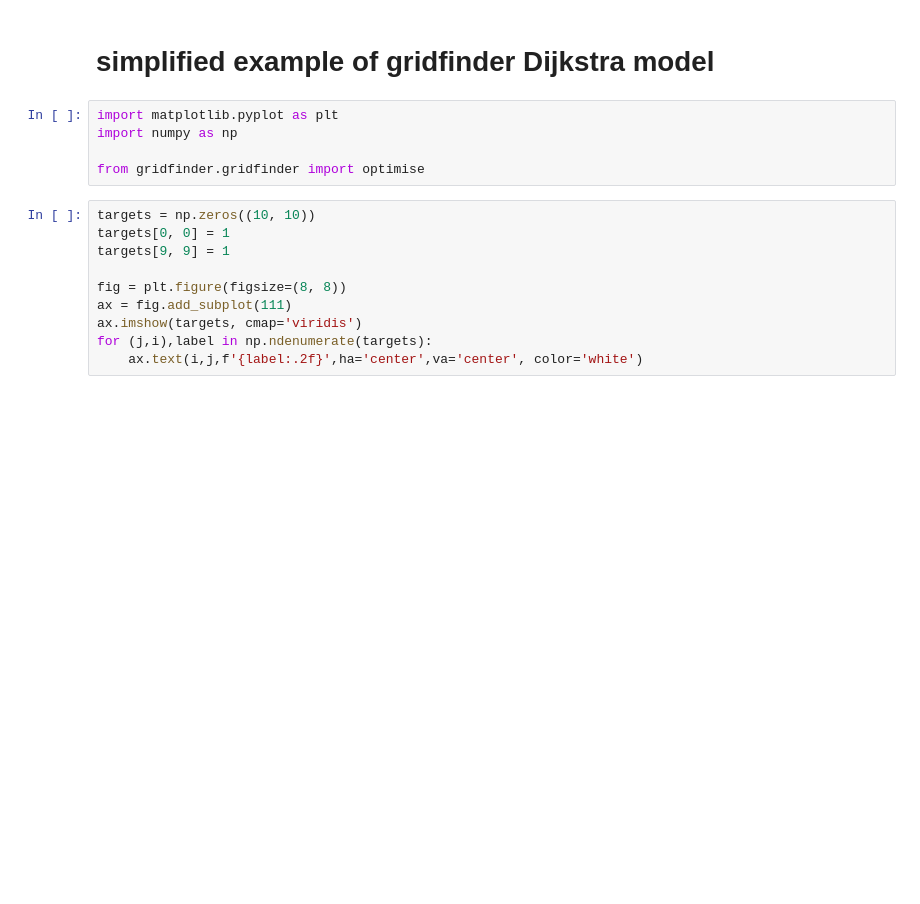
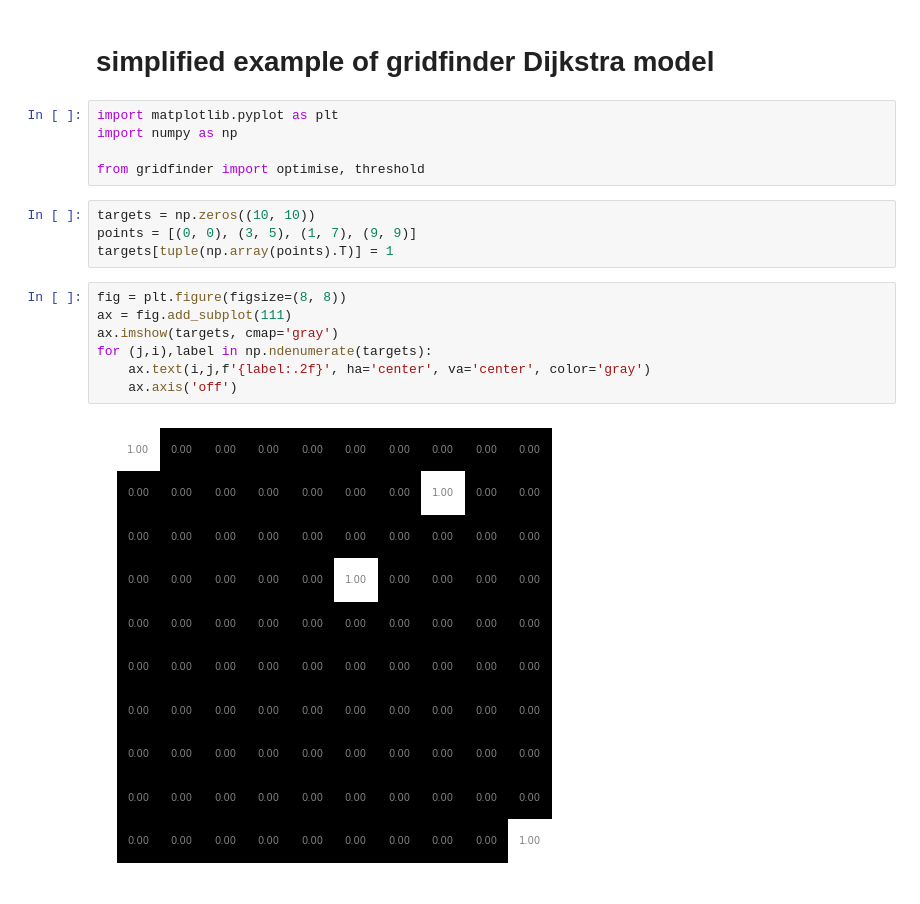
Before and after one commit to carderne/gridfinder, a Jupyter notebook: example_simple.ipynb, the cells around one changed output. Saved outputs shown, nothing was run; the diff lists cells and outputs as text; blank space fills up the shorter version.

```diff
--- a/example_simple.ipynb
+++ b/example_simple.ipynb
@@ -4,15 +4,18 @@
 import matplotlib.pyplot as plt
 import numpy as np
 
-from gridfinder.gridfinder import optimise
+from gridfinder import optimise, threshold
+# %%
+targets = np.zeros((10, 10))
+points = [(0, 0), (3, 5), (1, 7), (9, 9)]
+targets[tuple(np.array(points).T)] = 1
 # %%
-targets = np.zeros((10, 10))
-targets[0, 0] = 1
-targets[9, 9] = 1
-
 fig = plt.figure(figsize=(8, 8))
 ax = fig.add_subplot(111)
-ax.imshow(targets, cmap='viridis')
+ax.imshow(targets, cmap='gray')
 for (j,i),label in np.ndenumerate(targets):
-    ax.text(i,j,f'{label:.2f}',ha='center',va='center', color='white')
+    ax.text(i,j,f'{label:.2f}', ha='center', va='center', color='gray')
+    ax.axis('off')
+# %% [output]
+[figure, added]
 # %%
```
Also changed, not shown: parts of 5 cells of this notebook.
